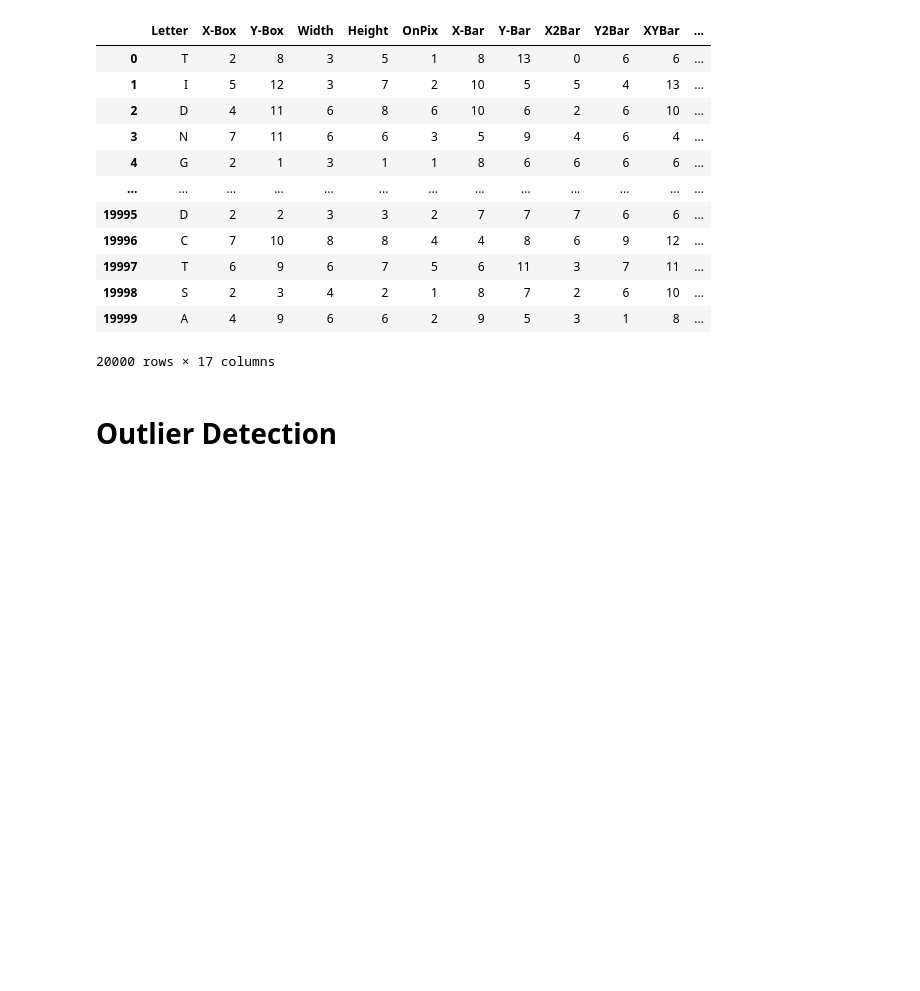
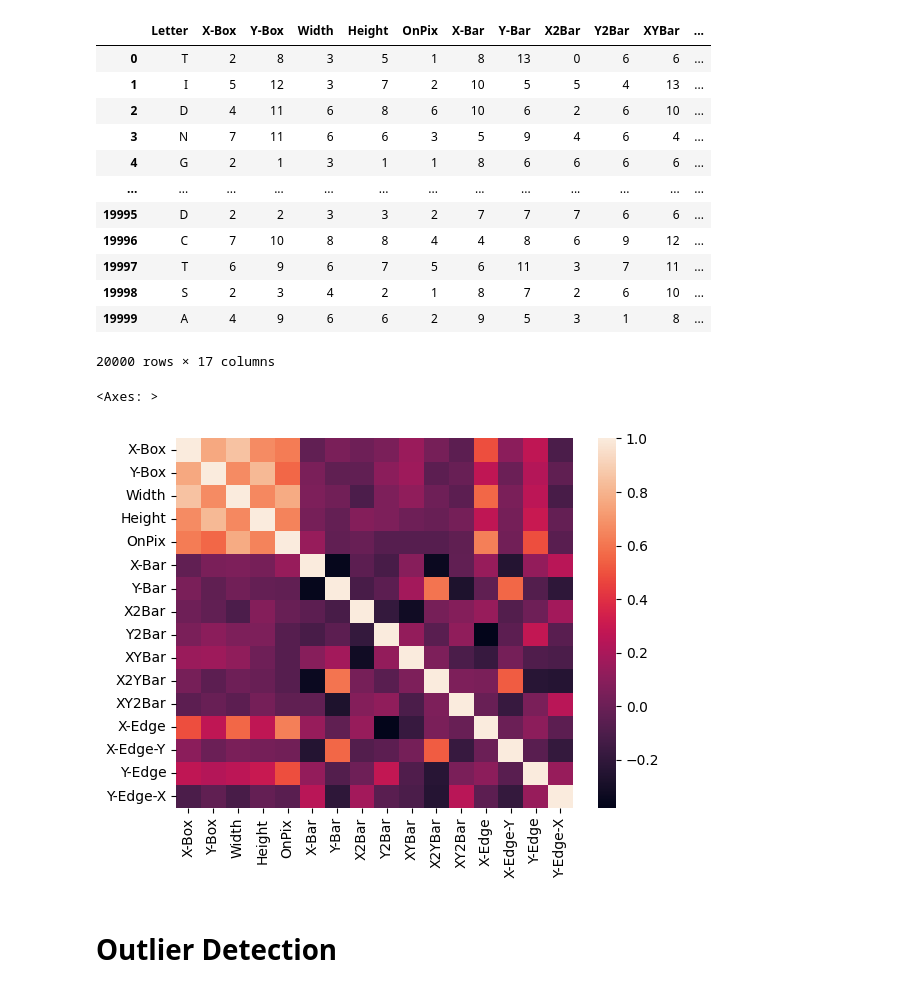
Before and after one commit to LalithAdithyanSuresh/CollegeStuff, a Jupyter notebook: Sem-2/CS1704 - DataScience/LetterReognition/Recognition.ipynb, the cells around one changed output. Drawn from its saved outputs; the diff is of its cells as text; code cells hidden in the pictures; blank space fills up the shorter version.

```diff
--- a/Sem-2/CS1704 - DataScience/LetterReognition/Recognition.ipynb
+++ b/Sem-2/CS1704 - DataScience/LetterReognition/Recognition.ipynb
@@ -51,6 +50,15 @@ DataSet
 | 19998 | S | 2 | 3 | 4 | 2 | 1 | 8 | 7 | 2 | 6 | 10 | ... |
 | 19999 | A | 4 | 9 | 6 | 6 | 2 | 9 | 5 | 3 | 1 | 8 | ... |
 20000 rows × 17 columns
+# %%
+import seaborn as sns
+fig = plt.figure()
+corrM = DataSet.drop('Letter',axis=1).corr()
+corrM = round(corrM,2)
+sns.heatmap(corrM)
+# %% [output]
+<Axes: >
+[figure, added]
 # %% [markdown]
 # Outlier Detection
 # %%
```
Also changed, not shown: parts of 7 cells of this notebook, 54 other files.
